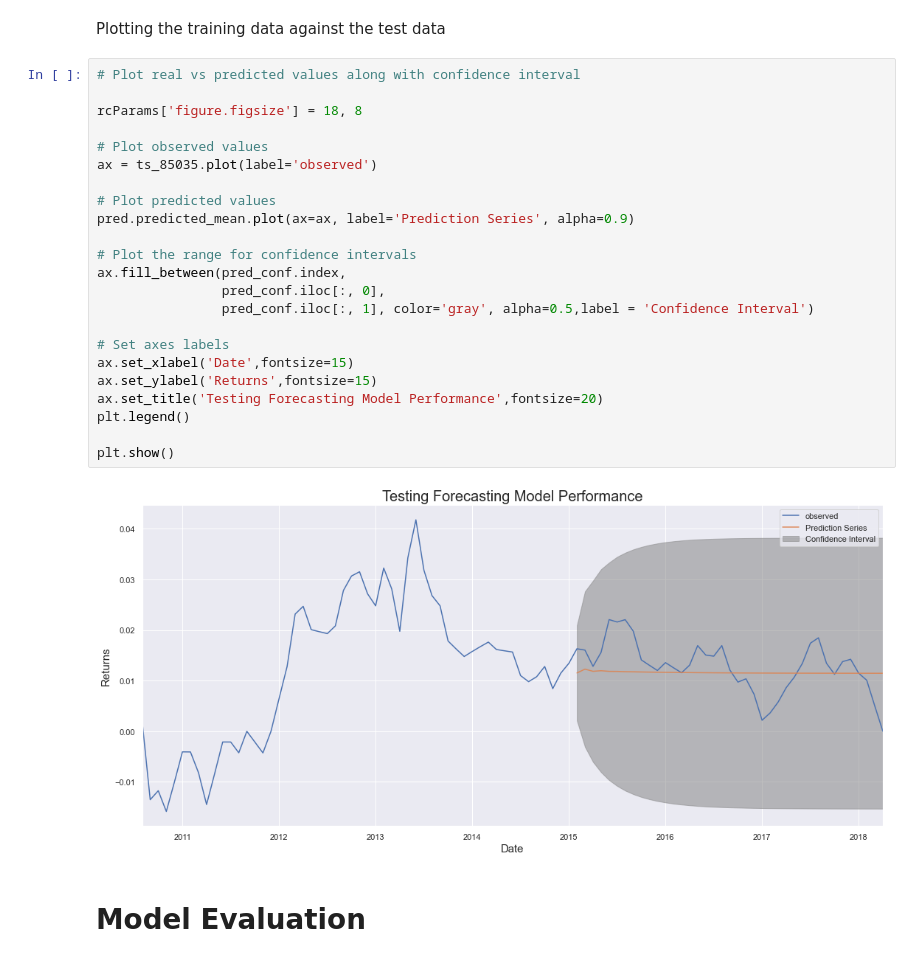
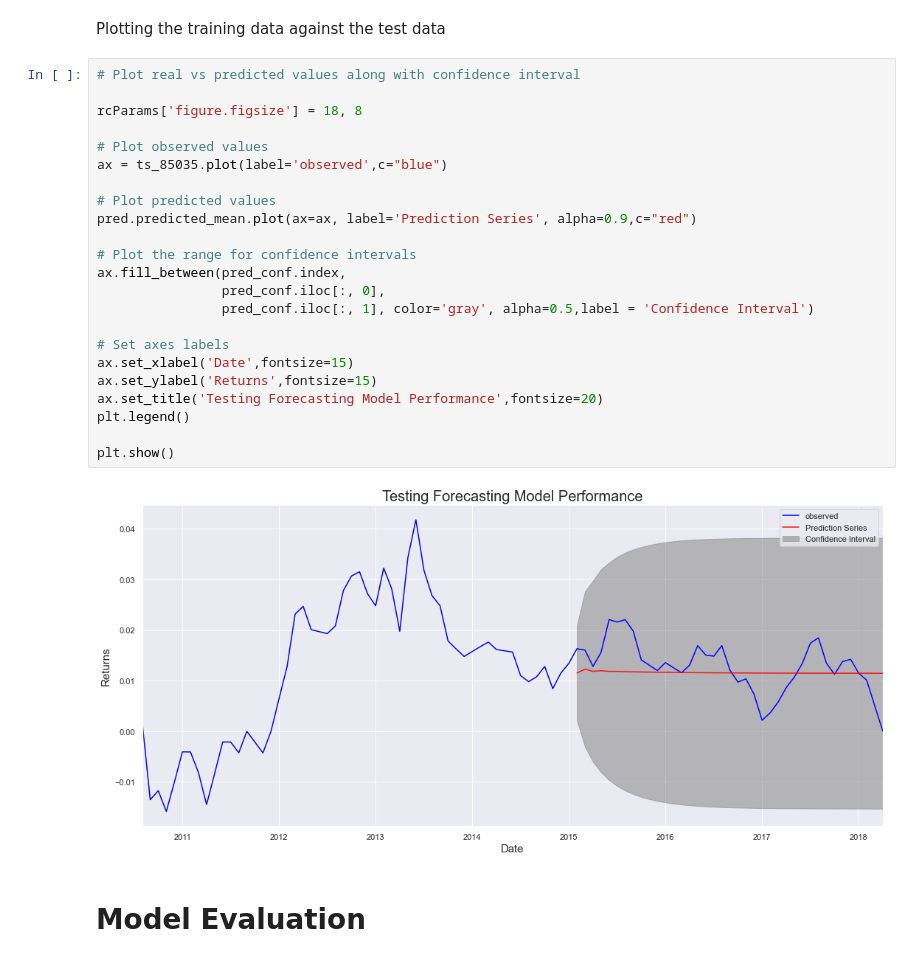
Before and after one commit to nkevin90/Time-Series-on-the-Housing-Data-Zillow-Research, a Jupyter notebook: index.ipynb, the cells around one changed output. Drawn from its saved outputs; the diff is of its cells as text.

Commit message:
Edit graph colors

```diff
--- a/index.ipynb
+++ b/index.ipynb
@@ -780,28 +769,28 @@ Plotting the training data against the test data
 # %%
 # Plot real vs predicted values along with confidence interval
 
 rcParams['figure.figsize'] = 18, 8
 
 # Plot observed values
-ax = ts_85035.plot(label='observed')
+ax = ts_85035.plot(label='observed',c="blue")
 
 # Plot predicted values
-pred.predicted_mean.plot(ax=ax, label='Prediction Series', alpha=0.9)
+pred.predicted_mean.plot(ax=ax, label='Prediction Series', alpha=0.9,c="red")
 
 # Plot the range for confidence intervals
 ax.fill_between(pred_conf.index,
                 pred_conf.iloc[:, 0],
                 pred_conf.iloc[:, 1], color='gray', alpha=0.5,label = 'Confidence Interval')
 
 # Set axes labels
 ax.set_xlabel('Date',fontsize=15)
 ax.set_ylabel('Returns',fontsize=15)
 ax.set_title('Testing Forecasting Model Performance',fontsize=20)
 plt.legend()
 
 plt.show()
 # %% [output]
-[figure, old version]
+[figure, new version]
 # %% [markdown]
 # Model Evaluation
 # %%
```
Also changed, not shown: parts of 7 cells of this notebook.
